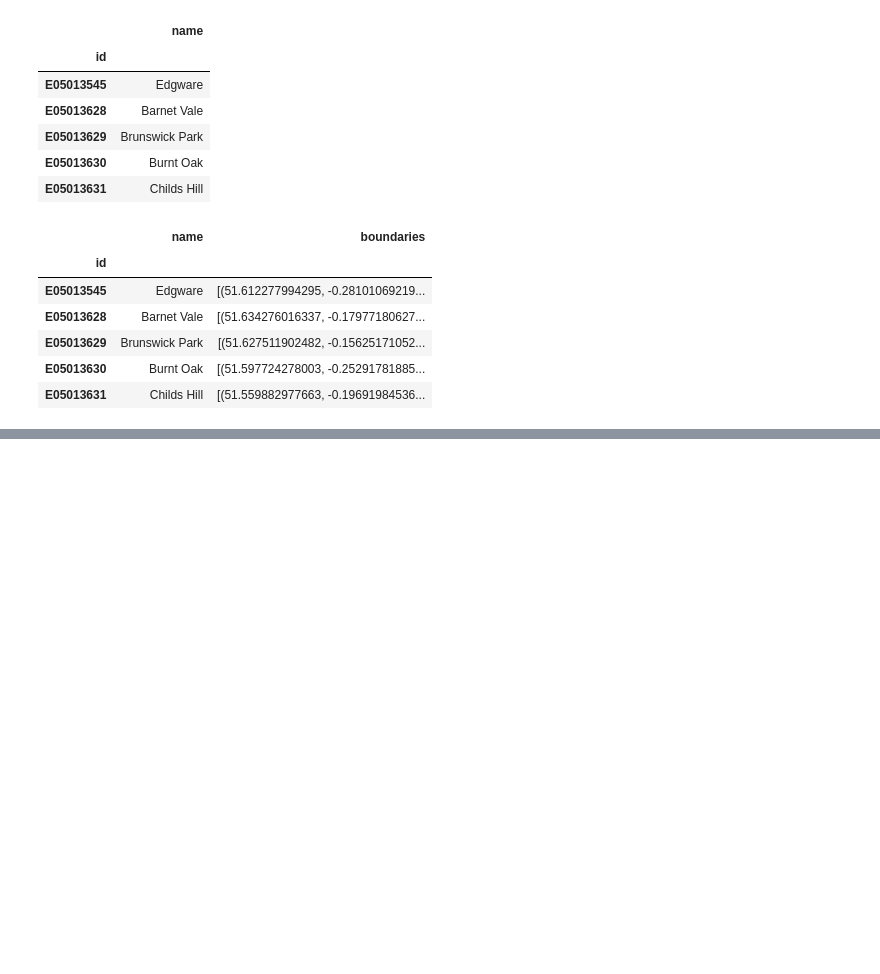
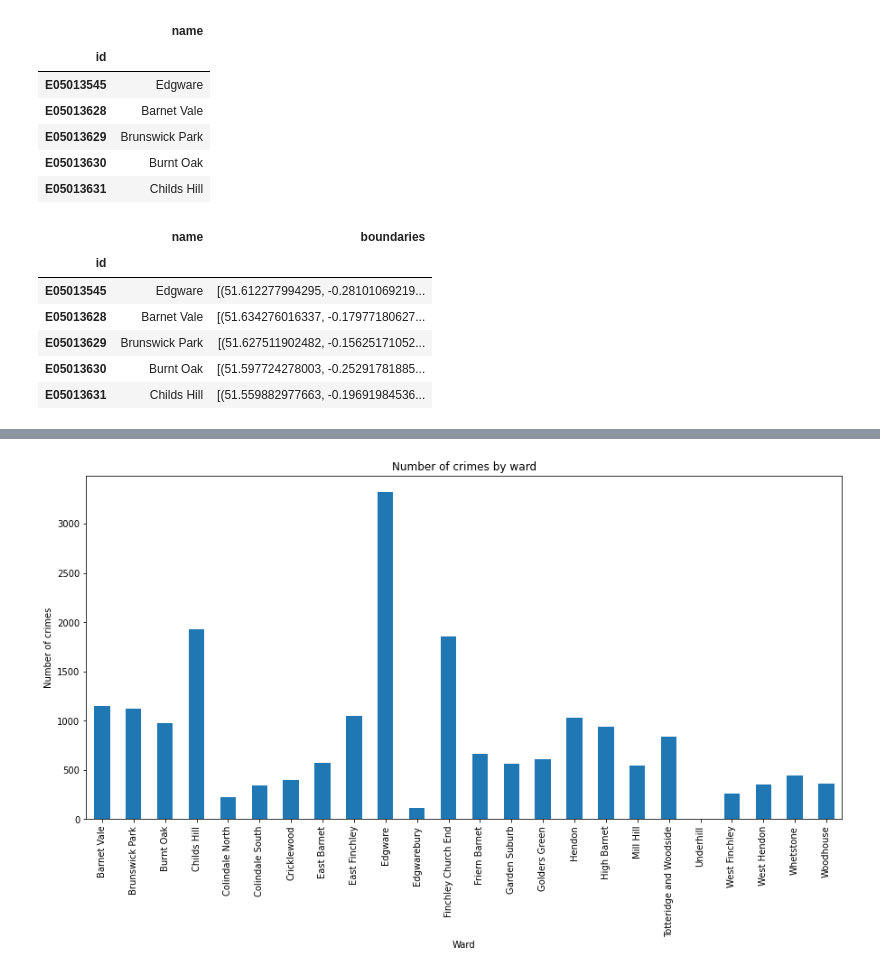
Before and after one commit to isavgt/JBG050-group11, a Jupyter notebook: data_cleaning.ipynb, the cells around one changed output, grey strips where cells are left out. Drawn from its saved outputs; the diff is of its cells as text; code cells hidden in the pictures; blank space fills up the shorter version.

```diff
--- a/data_cleaning.ipynb
+++ b/data_cleaning.ipynb
@@ -38,7 +38,7 @@ for i in range(4, len(subfolders)):
         all_outcome_df.append(df)
 # %%
 df = pd.concat(all_street_df, ignore_index=True)
-df_clean = df.drop(columns=['Context'])
+df = df.drop(columns=['Context'])
 
 # Filter the DataFrame to only include rows where the LSOA name is 'Barnet' and the Crime type is 'Burglary'
 filtered_df = df[(df['LSOA name'].str.contains('Barnet')) & (df['Crime type'].str.contains('Burglary'))]
@@ -46,7 +46,7 @@ filtered_df = df[(df['LSOA name'].str.contains('Barnet')) & (df['Crime type'].st
 filtered_df['Month']= pd.to_datetime(filtered_df['Month'])
 filtered_df['Year'] = filtered_df['Month'].dt.year
 filtered_df = filtered_df.rename(columns={'Month': 'Date'})
-df_clean['Month'] = df_clean['Date'].dt.month
+filtered_df['Month'] = filtered_df['Date'].dt.month
 
 # create a new column named Month name and convert the Month num column to the month name
 filtered_df['Month name'] = filtered_df['Month'].apply(lambda x: calendar.month_abbr[x])
@@ -169,0 +187,13 @@ m
+# %%
+# assign each crime from the filtered_df to a ward
+
+def get_ward(x):
+
+    for i in range(len(barnet_df)):
+        if x['Latitude'] >= min([d[0] for d in barnet_df['boundaries'][i]]) and x['Latitude'] <= max([d[0] for d in barnet_df['boundaries'][i]]) and x['Longitude'] >= min([d[1] for d in barnet_df['boundaries'][i]]) and x['Longitude'] <= max([d[1] for d in barnet_df['boundaries'][i]]):
+            return barnet_df['name'][i]
+
+filtered_df['Ward'] = filtered_df.apply(lambda x: get_ward(x), axis=1)
+
+
+filtered_df.head()
@@ -169,0 +207,9 @@ m
+# %%
+# add a new column number of crimes to barnet_df, set the value to 0, and then increment the value by 1 for each crime in filtered_df that belongs to the ward
+
+barnet_df['number of crimes'] = 0
+
+for i in range(len(filtered_df)):
+    barnet_df.loc[barnet_df['name'] == filtered_df['Ward'][i], 'number of crimes'] += 1
+
+barnet_df.head()
@@ -169,0 +224,13 @@ m
+# %%
+# plot the number of crimes by each ward in a bar chart
+fig, ax = plt.subplots(figsize=(15,7))
+
+barnet_df.groupby(['name'])['number of crimes'].sum().plot(ax=ax, kind='bar')
+
+plt.title('Number of crimes by ward')
+plt.xlabel('Ward')
+plt.ylabel('Number of crimes')
+
+plt.show()
+# %% [output]
+[figure, added]
```
Also changed, not shown: parts of 4 cells of this notebook, 1 other file.
